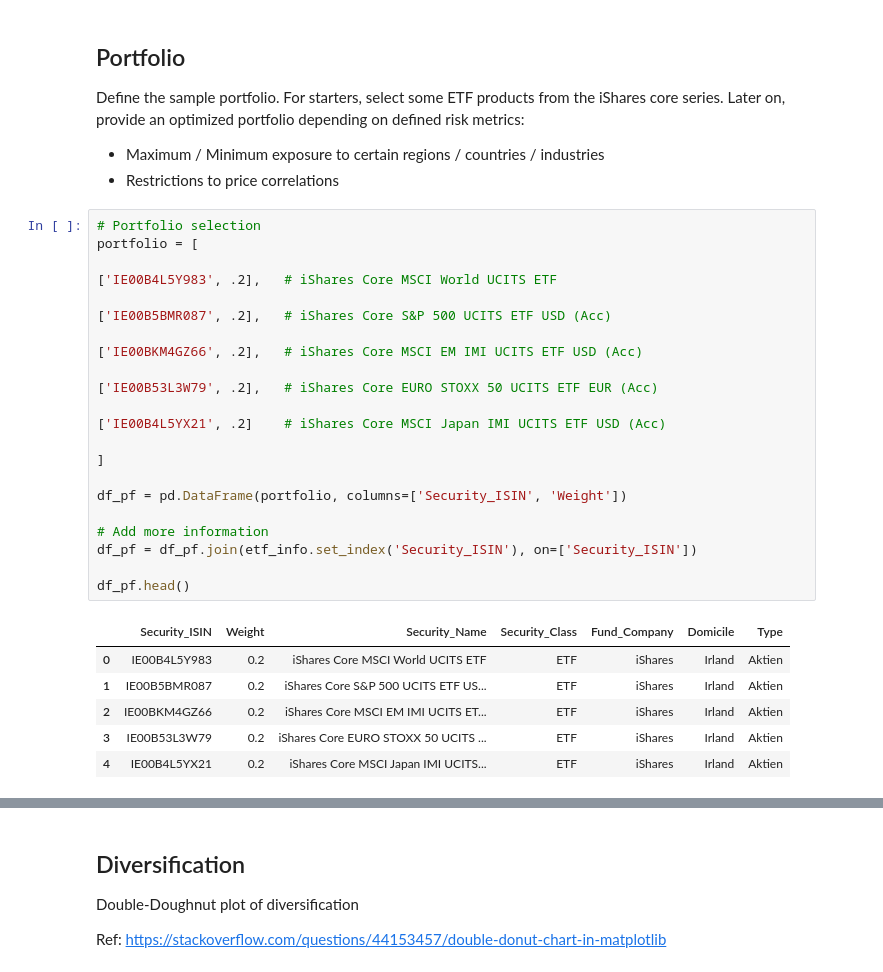
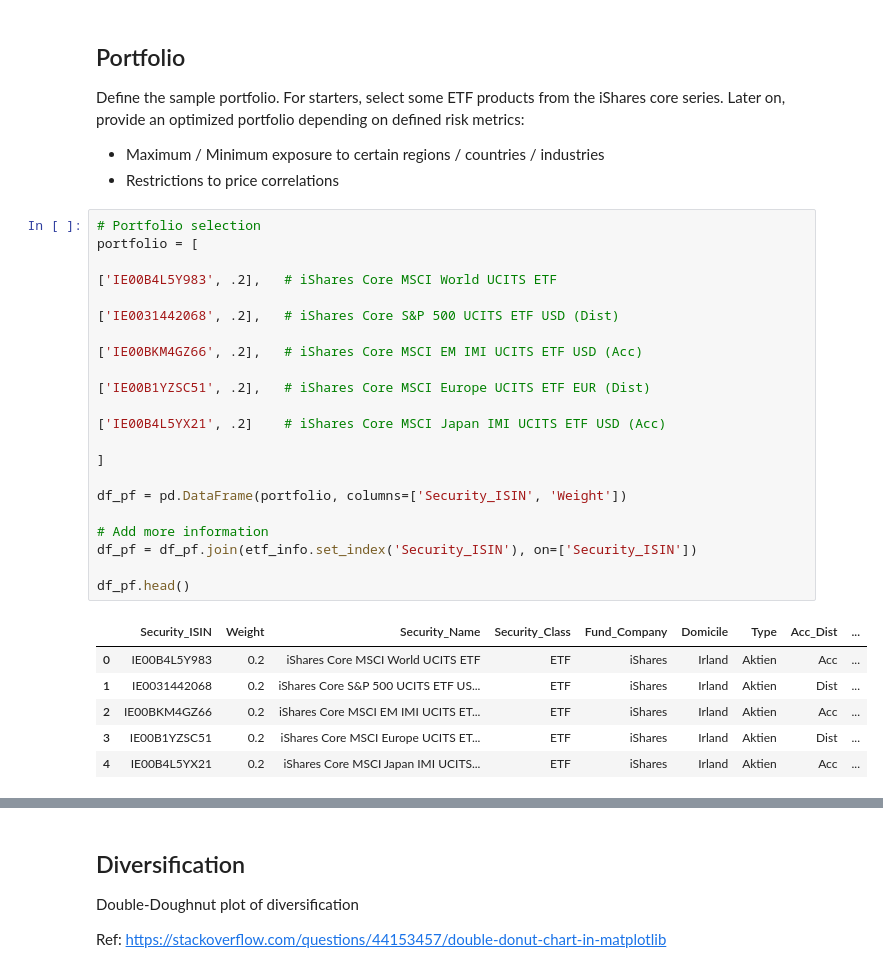
Before and after one commit to Mebbel/PortfolioManagement, a Jupyter notebook: _0001_Dashboard.ipynb, the cells around one changed output, grey strips where cells are left out. Drawn from its saved outputs; the diff is of its cells as text.

```diff
--- a/_0001_Dashboard.ipynb
+++ b/_0001_Dashboard.ipynb
@@ -60,29 +64,29 @@ Define the sample portfolio. For starters, select some ETF products from the iSh
 # %%
 # Portfolio selection
 portfolio = [
 
 ['IE00B4L5Y983', .2],	# iShares Core MSCI World UCITS ETF
 
-['IE00B5BMR087', .2],	# iShares Core S&P 500 UCITS ETF USD (Acc)
+['IE0031442068', .2],	# iShares Core S&P 500 UCITS ETF USD (Dist)
 
 ['IE00BKM4GZ66', .2],	# iShares Core MSCI EM IMI UCITS ETF USD (Acc)
 
-['IE00B53L3W79', .2],	# iShares Core EURO STOXX 50 UCITS ETF EUR (Acc)
+['IE00B1YZSC51', .2],	# iShares Core MSCI Europe UCITS ETF EUR (Dist)
 
 ['IE00B4L5YX21', .2]	# iShares Core MSCI Japan IMI UCITS ETF USD (Acc)
 
 ]
 
 df_pf = pd.DataFrame(portfolio, columns=['Security_ISIN', 'Weight'])
 
 # Add more information
 df_pf = df_pf.join(etf_info.set_index('Security_ISIN'), on=['Security_ISIN'])
 
 df_pf.head()
 # %% [output]
-|  | Security_ISIN | Weight | Security_Name | Security_Class | Fund_Company | Domicile | Type |
-| 0 | IE00B4L5Y983 | 0.2 | iShares Core MSCI World UCITS ETF | ETF | iShares | Irland | Aktien |
-| 1 | IE00B5BMR087 | 0.2 | iShares Core S&P 500 UCITS ETF US... | ETF | iShares | Irland | Aktien |
-| 2 | IE00BKM4GZ66 | 0.2 | iShares Core MSCI EM IMI UCITS ET... | ETF | iShares | Irland | Aktien |
-| 3 | IE00B53L3W79 | 0.2 | iShares Core EURO STOXX 50 UCITS ... | ETF | iShares | Irland | Aktien |
-| 4 | IE00B4L5YX21 | 0.2 | iShares Core MSCI Japan IMI UCITS... | ETF | iShares | Irland | Aktien |
+|  | Security_ISIN | Weight | Security_Name | Security_Class | Fund_Company | Domicile | Type | Acc_Dist | ... |
+| 0 | IE00B4L5Y983 | 0.2 | iShares Core MSCI World UCITS ETF | ETF | iShares | Irland | Aktien | Acc | ... |
+| 1 | IE0031442068 | 0.2 | iShares Core S&P 500 UCITS ETF US... | ETF | iShares | Irland | Aktien | Dist | ... |
+| 2 | IE00BKM4GZ66 | 0.2 | iShares Core MSCI EM IMI UCITS ET... | ETF | iShares | Irland | Aktien | Acc | ... |
+| 3 | IE00B1YZSC51 | 0.2 | iShares Core MSCI Europe UCITS ET... | ETF | iShares | Irland | Aktien | Dist | ... |
+| 4 | IE00B4L5YX21 | 0.2 | iShares Core MSCI Japan IMI UCITS... | ETF | iShares | Irland | Aktien | Acc | ... |
```
Also changed, not shown: parts of 21 cells of this notebook, 3 other files.
